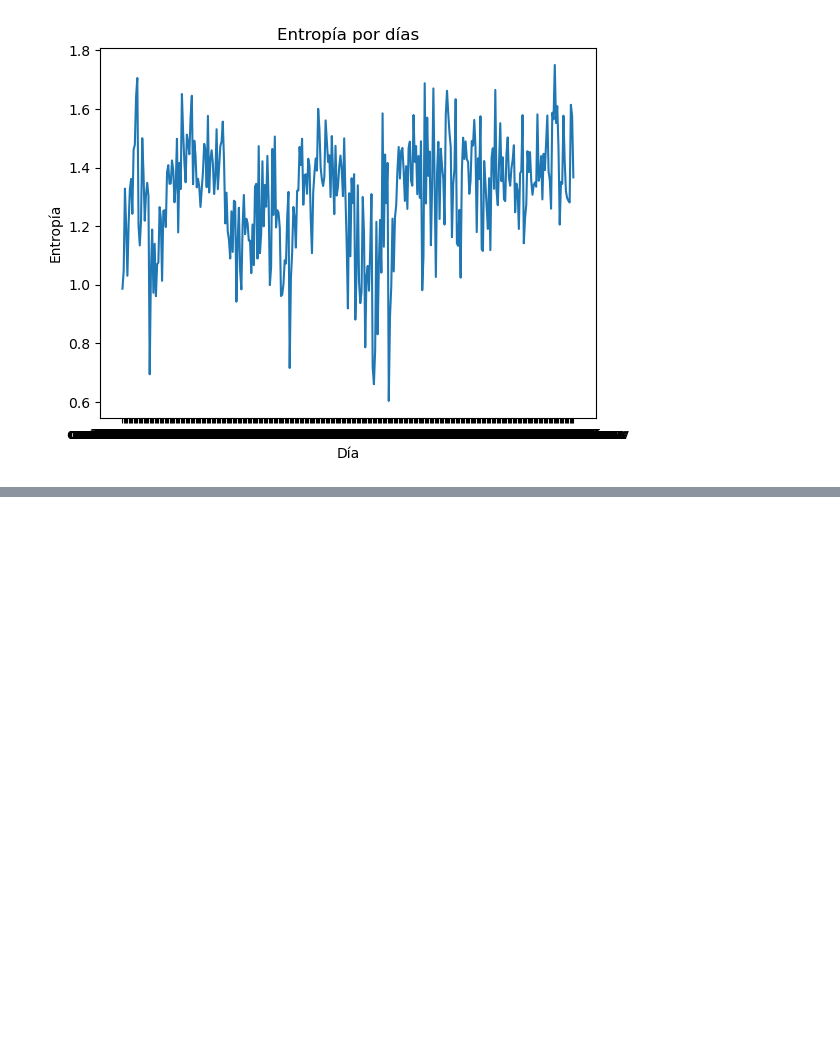
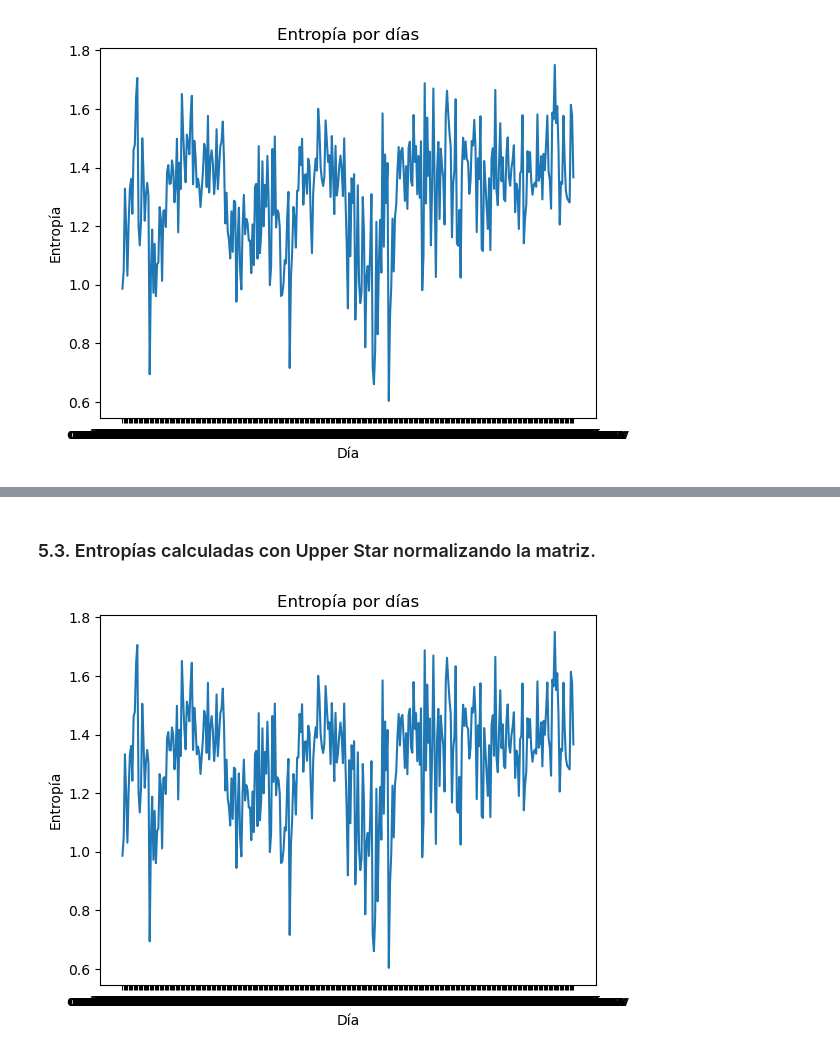
Before and after one commit to joavilalv/TFG_Joan_Villalonga_Alvaro, a Jupyter notebook: TFG_Joan_Villalonga_Alvaro.ipynb, the cells around one changed output, grey strips where cells are left out. Saved outputs shown, nothing was run; the diff lists cells and outputs as text; code cells hidden in the pictures; blank space fills up the shorter version.

```diff
--- a/TFG_Joan_Villalonga_Alvaro.ipynb
+++ b/TFG_Joan_Villalonga_Alvaro.ipynb
@@ -432,0 +698,2 @@ La matriz con mayor entropía mediante Lower Star cambiando el signo de la matri
+# %% [markdown]
+<h3>5.3. Entropías calculadas con Upper Star normalizando la matriz.</h3>
@@ -432,0 +748,15 @@ La matriz con mayor entropía mediante Lower Star cambiando el signo de la matri
+# %%
+##Dibujamos el gráfico con los datos del diccionario##
+claves_lwst2_norm = list(dicc_entropia_lwrstar2_norm.keys())
+valores_lwst2_norm = list(dicc_entropia_lwrstar2_norm.values())
+
+
+fig, ax = plt.subplots()
+ax.plot(claves_lwst2_norm, valores_lwst2_norm)
+
+ax.set_title('Entropía por días')
+ax.set_xlabel('Día')
+ax.set_ylabel('Entropía')
+plt.show()
+# %% [output]
+[figure, added]
```
Also changed, not shown: parts of 19 cells of this notebook.
